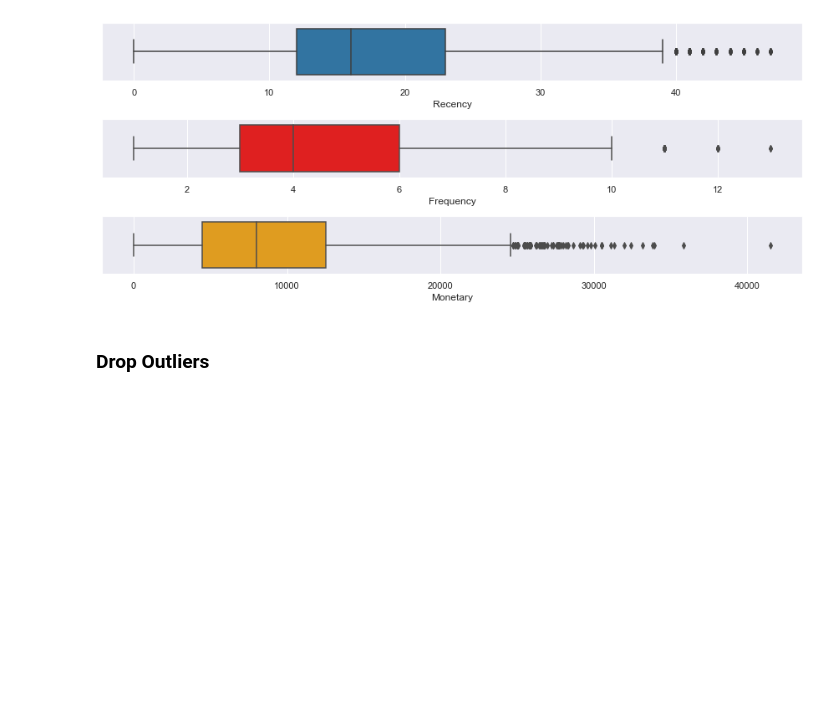
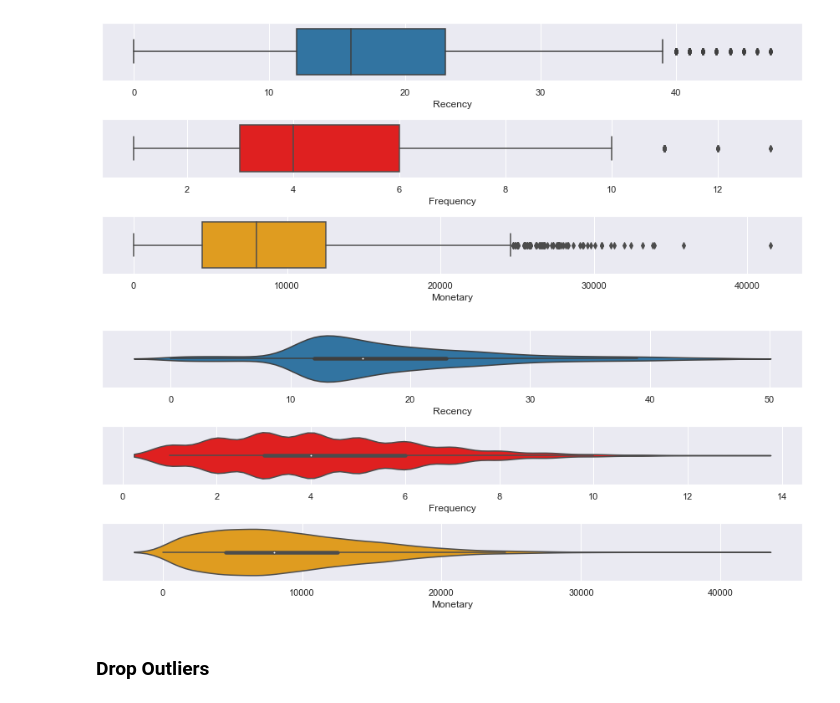
Before and after one commit to AlbertAcevedo/proyecto-final-IS, a Jupyter notebook: data-prep/analysis.ipynb, the cells around one changed output. Drawn from its saved outputs; the diff is of its cells as text; code cells hidden in the pictures; blank space fills up the shorter version.

Commit message:
add violinplot

```diff
--- a/data-prep/analysis.ipynb
+++ b/data-prep/analysis.ipynb
@@ -86,4 +86,16 @@ def print_boxplot(data,special=""):
 print_boxplot(dataset,"")
 # %% [output]
 [figure]
+# %%
+def print_violinplot(data,special=""):
+    fig, axs = plt.subplots(3,1,figsize=(12,5))
+    col = ['Recency','Frequency','Monetary']
+    color = ['tab:blue','red','orange']
+    for i in range(3):
+        sns.violinplot(x=col[i],data=data,ax=axs[i],color=color[i])
+    fig.tight_layout()
+# %%
+print_violinplot(dataset,"")
+# %% [output]
+[figure, added]
 # %%
```
Also changed, not shown: parts of 1 cell of this notebook.
